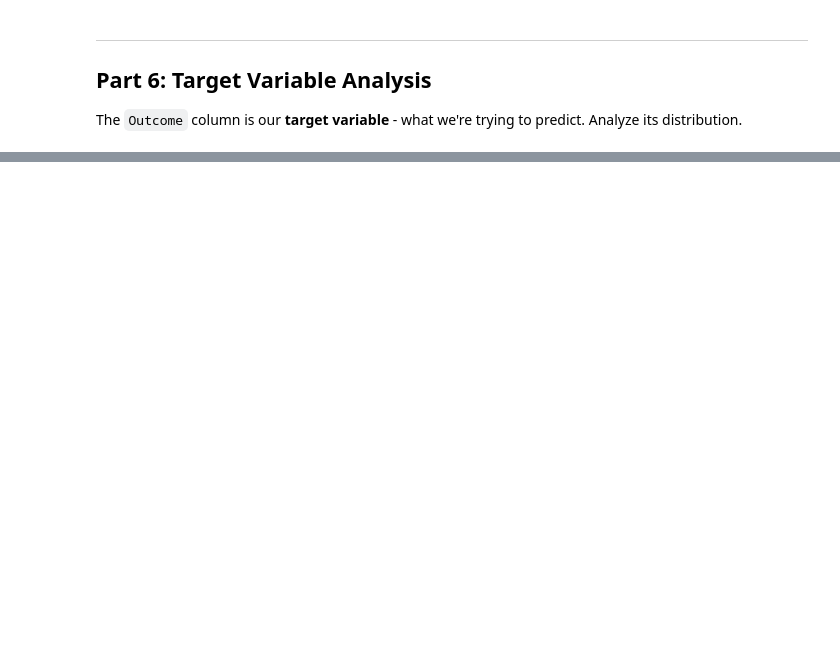
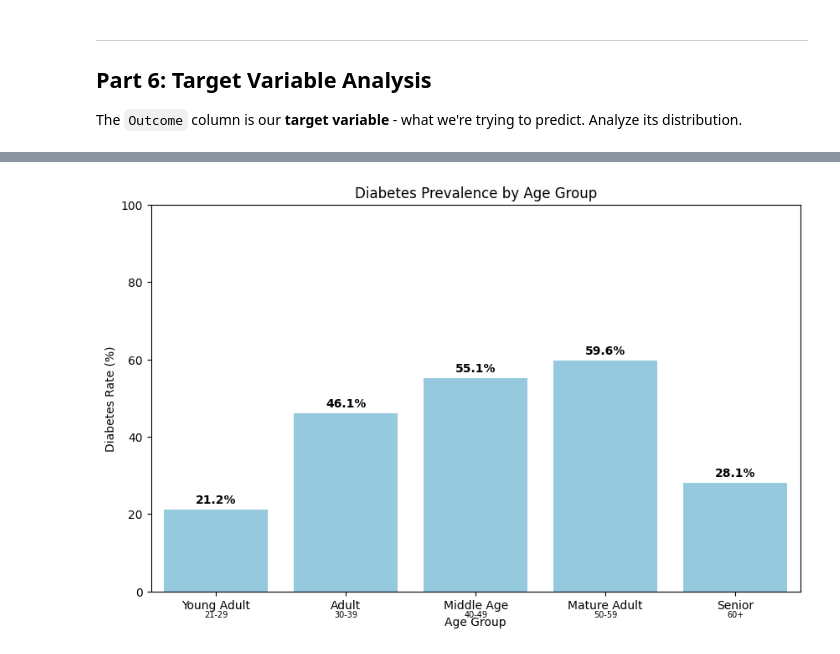
Before and after one commit to miasaavedra/project1, a Jupyter notebook: Diabetes_Project1.ipynb, the cells around one changed output, grey strips where cells are left out. Saved outputs shown, nothing was run; the diff lists cells and outputs as text; code cells hidden in the pictures; blank space fills up the shorter version.

Commit message:
Updated Diabetes_Project1

```diff
--- a/Diabetes_Project1.ipynb
+++ b/Diabetes_Project1.ipynb
@@ -635,0 +812,34 @@ Your answer:
+# %%
+# Compute diabetes rate (%) by age group
+diabetes_rate_age = df.groupby("age_group", observed=True)["Outcome"].mean().mul(100).round(2)
+
+# Map age group to actual age ranges
+age_ranges = {
+    "Young Adult": "21-29",
+    "Adult": "30-39",
+    "Middle Age": "40-49",
+    "Mature Adult": "50-59",
+    "Senior": "60+"
+}
+
+# Create the bar chart with all bars the same color
+plt.figure(figsize=(10,6))
+ax = sns.barplot(x=diabetes_rate_age.index, y=diabetes_rate_age.values, color="skyblue")
+
+# Labels and title
+plt.ylabel("Diabetes Rate (%)")
+plt.xlabel("Age Group")
+plt.title("Diabetes Prevalence by Age Group")
+plt.ylim(0, 100)
+
+# Annotate percentage on top of each bar
+for i, val in enumerate(diabetes_rate_age.values):
+    ax.text(i, val + 1, f"{val:.1f}%", ha='center', va='bottom', fontsize=10, fontweight='bold')
+
+# Annotate age ranges below each bar
+for i, group in enumerate(diabetes_rate_age.index):
+    ax.text(i, -5, age_ranges[group], ha='center', va='top', fontsize=7)
+
+plt.show()
+# %% [output]
+[figure, added]
```
Also changed, not shown: parts of 27 cells of this notebook.
